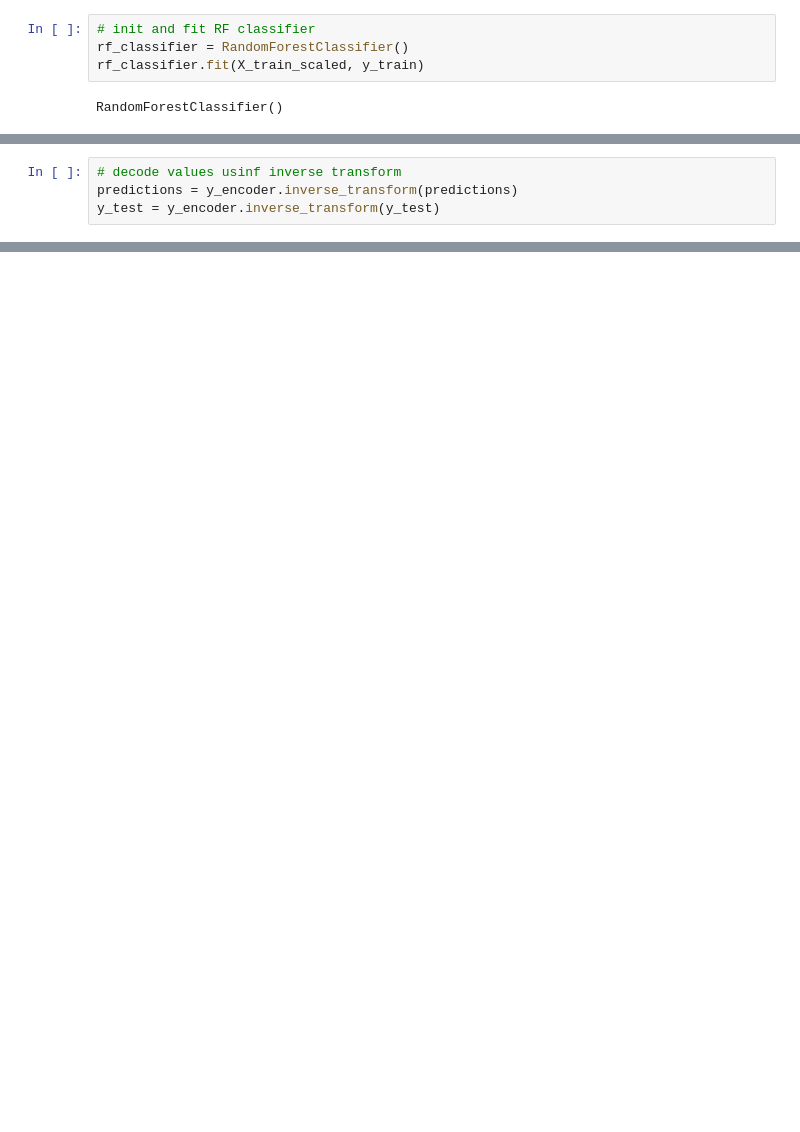
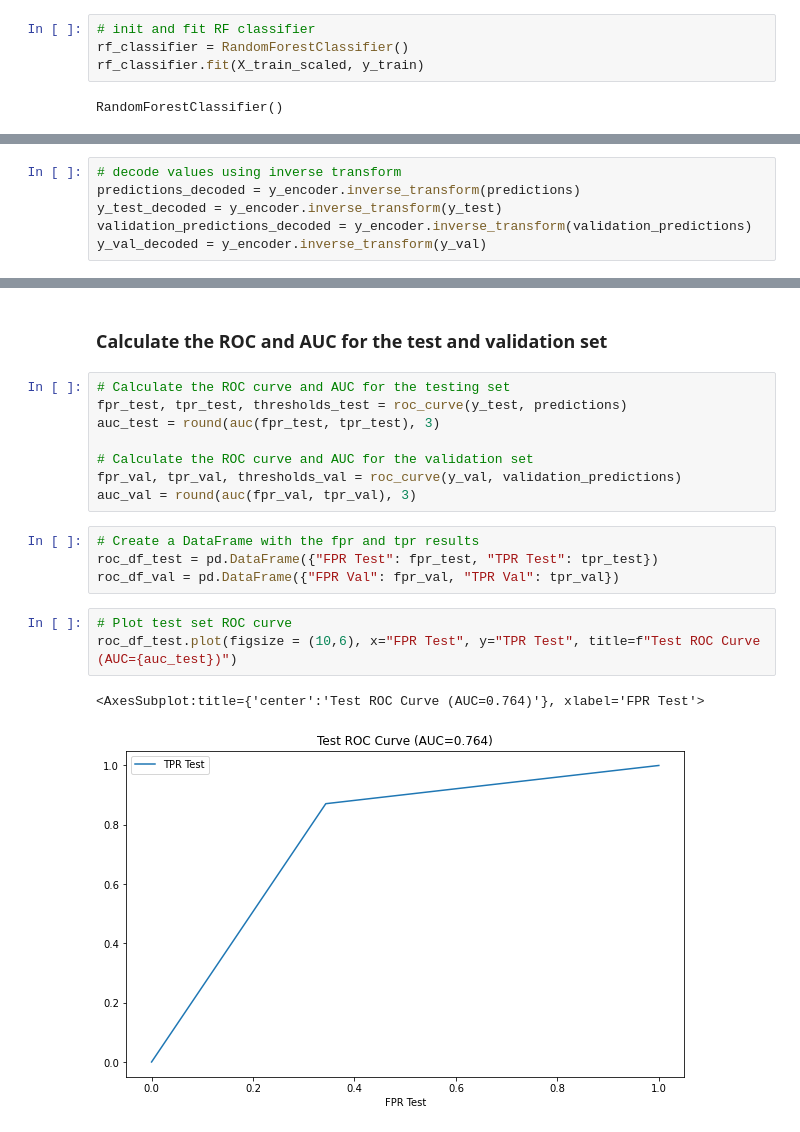
Before and after one commit to yeewaifatt/Project-2---Predicting-Crowdfunding-Outcomes, a Jupyter notebook: random_forest_model.ipynb, the cells around one changed output, grey strips where cells are left out. Saved outputs shown, nothing was run; the diff lists cells and outputs as text; blank space fills up the shorter version.

```diff
--- a/random_forest_model.ipynb
+++ b/random_forest_model.ipynb
@@ -268,4 +273,6 @@ predictions  = rf_classifier.predict(X_test_scaled)
 # %%
-# decode values usinf inverse transform
-predictions = y_encoder.inverse_transform(predictions)
-y_test = y_encoder.inverse_transform(y_test)
+# decode values using inverse transform
+predictions_decoded = y_encoder.inverse_transform(predictions)
+y_test_decoded = y_encoder.inverse_transform(y_test)
+validation_predictions_decoded = y_encoder.inverse_transform(validation_predictions)
+y_val_decoded = y_encoder.inverse_transform(y_val)
@@ -325,0 +326,20 @@ launch_time 0.26673618125975557
+# %% [markdown]
+### Calculate the ROC and AUC for the test and validation set
+# %%
+# Calculate the ROC curve and AUC for the testing set
+fpr_test, tpr_test, thresholds_test = roc_curve(y_test, predictions)
+auc_test = round(auc(fpr_test, tpr_test), 3)
+
+# Calculate the ROC curve and AUC for the validation set
+fpr_val, tpr_val, thresholds_val = roc_curve(y_val, validation_predictions)
+auc_val = round(auc(fpr_val, tpr_val), 3)
+# %%
+# Create a DataFrame with the fpr and tpr results
+roc_df_test = pd.DataFrame({"FPR Test": fpr_test, "TPR Test": tpr_test})
+roc_df_val = pd.DataFrame({"FPR Val": fpr_val, "TPR Val": tpr_val})
+# %%
+# Plot test set ROC curve
+roc_df_test.plot(figsize = (10,6), x="FPR Test", y="TPR Test", title=f"Test ROC Curve (AUC={auc_test})")
+# %% [output]
+<AxesSubplot:title={'center':'Test ROC Curve (AUC=0.764)'}, xlabel='FPR Test'>
+[figure, added]
```
Also changed, not shown: parts of 18 cells of this notebook.
